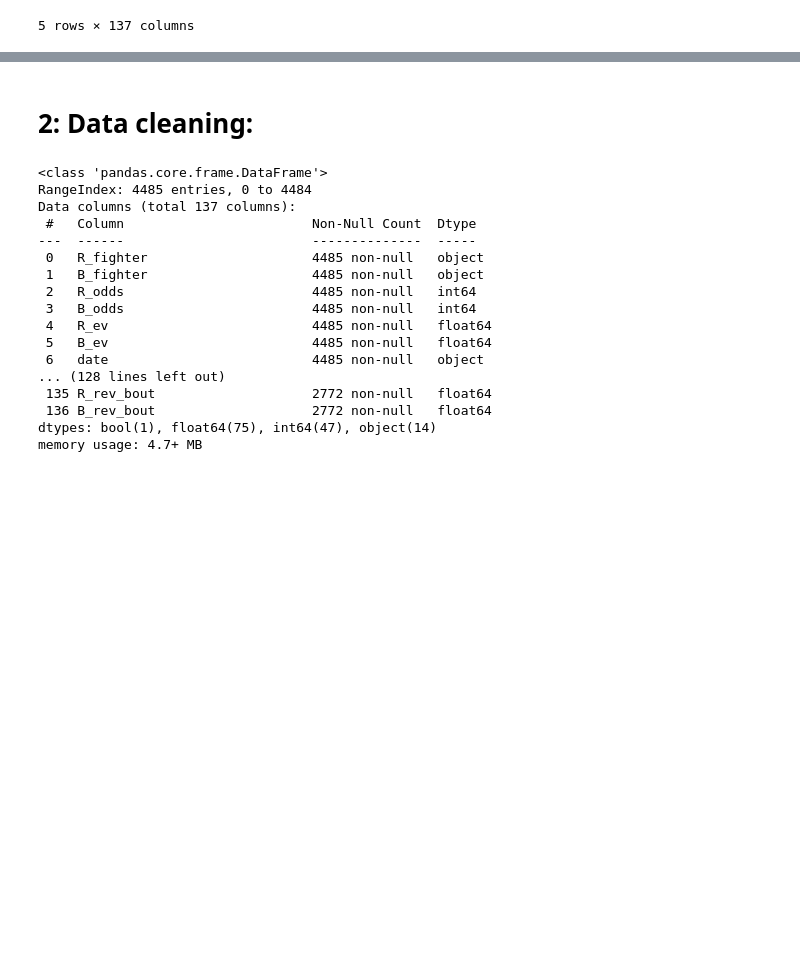
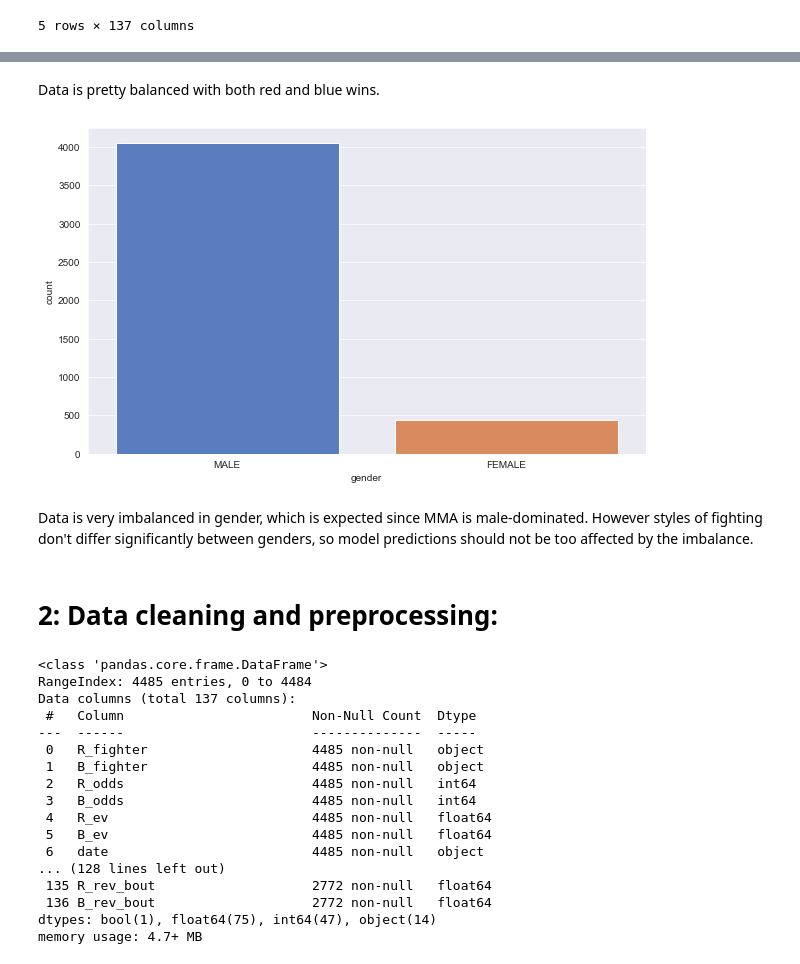
Before and after one commit to Kesterchia/Optimizing-UFC-Betting-Odds-Capstone, a Jupyter notebook: Optimizing UFC betting odds.ipynb, the cells around one changed output, grey strips where cells are left out. Saved outputs shown, nothing was run; the diff lists cells and outputs as text; code cells hidden in the pictures; blank space fills up the shorter version.

Commit message:
Done preprocessing

```diff
--- a/Optimizing UFC betting odds.ipynb
+++ b/Optimizing UFC betting odds.ipynb
@@ -187,5 +206,14 @@ df.head()
+# %% [markdown]
+Data is pretty balanced with both red and blue wins.
+# %%
+plt.figure(figsize = (10,6))
+fig = sns.countplot(df['gender'], palette = 'muted')
+# %% [output]
+[figure, added]
+# %% [markdown]
+Data is very imbalanced in gender, which is expected since MMA is male-dominated. However styles of fighting don't differ significantly between genders, so model predictions should not be too affected by the imbalance.
 # %% [markdown]
-# 2: Data cleaning:
+# 2: Data cleaning and preprocessing:
 # %%
 #See some quick info:
 df.info(max_cols = 200)
```
Also changed, not shown: parts of 74 cells of this notebook.
